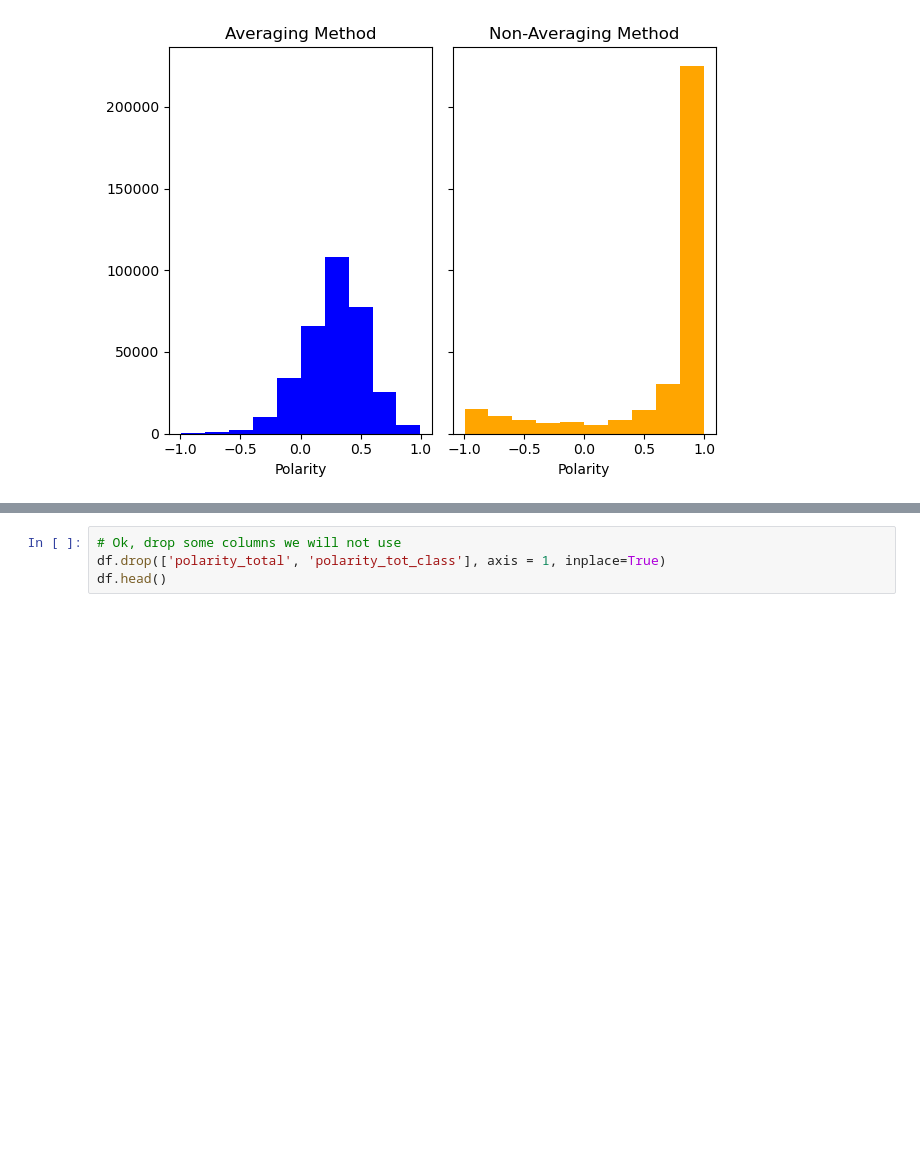
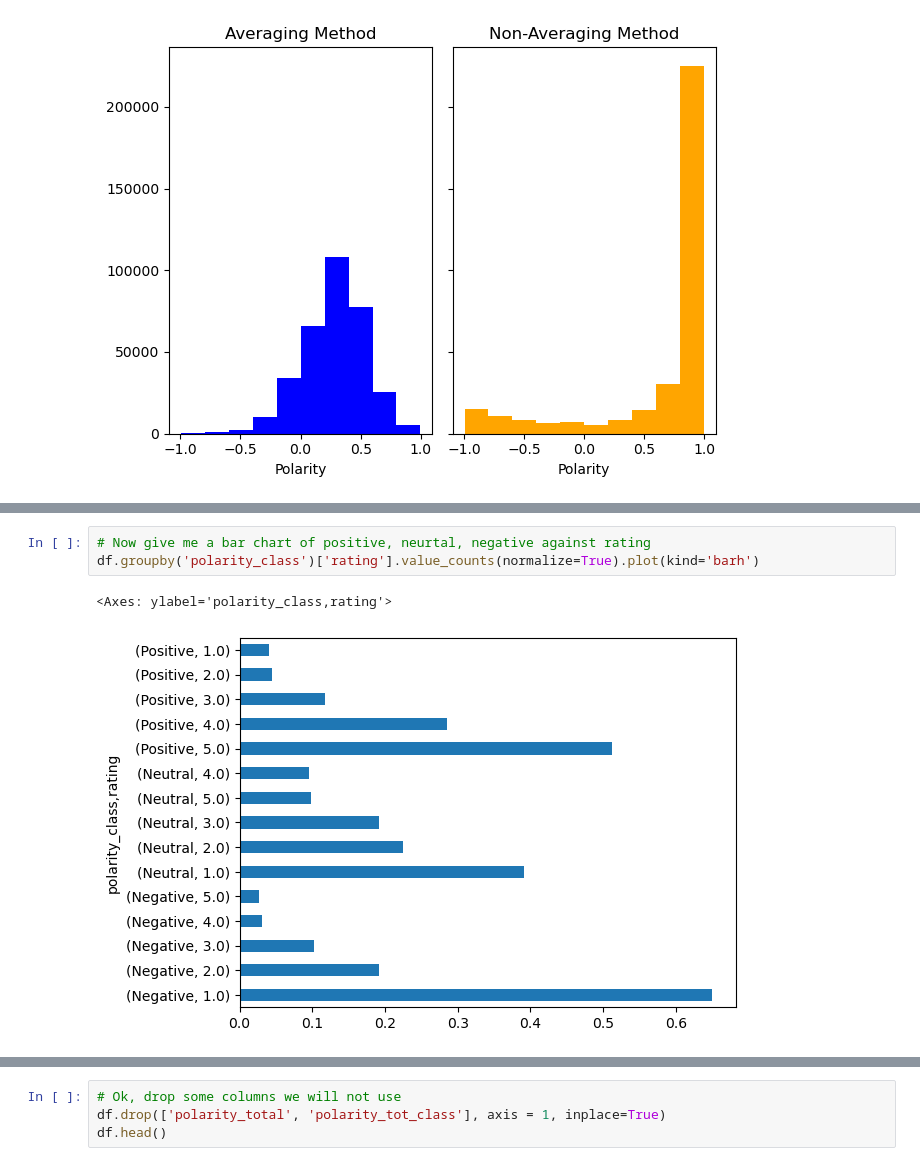
Before and after one commit to mabdullah-nyu/DSGA-1007-Project, a Jupyter notebook: analysis.ipynb, the cells around one changed output, grey strips where cells are left out. Cells and saved outputs as stored; diff of their text form; blank space fills up the shorter version.

```diff
--- a/analysis.ipynb
+++ b/analysis.ipynb
@@ -664,0 +661,6 @@ plt.hist(df['rating'])
+# %%
+# Now give me a bar chart of positive, neurtal, negative against rating
+df.groupby('polarity_class')['rating'].value_counts(normalize=True).plot(kind='barh')
+# %% [output]
+<Axes: ylabel='polarity_class,rating'>
+[figure, added]
```
Also changed, not shown: parts of 23 cells of this notebook.
